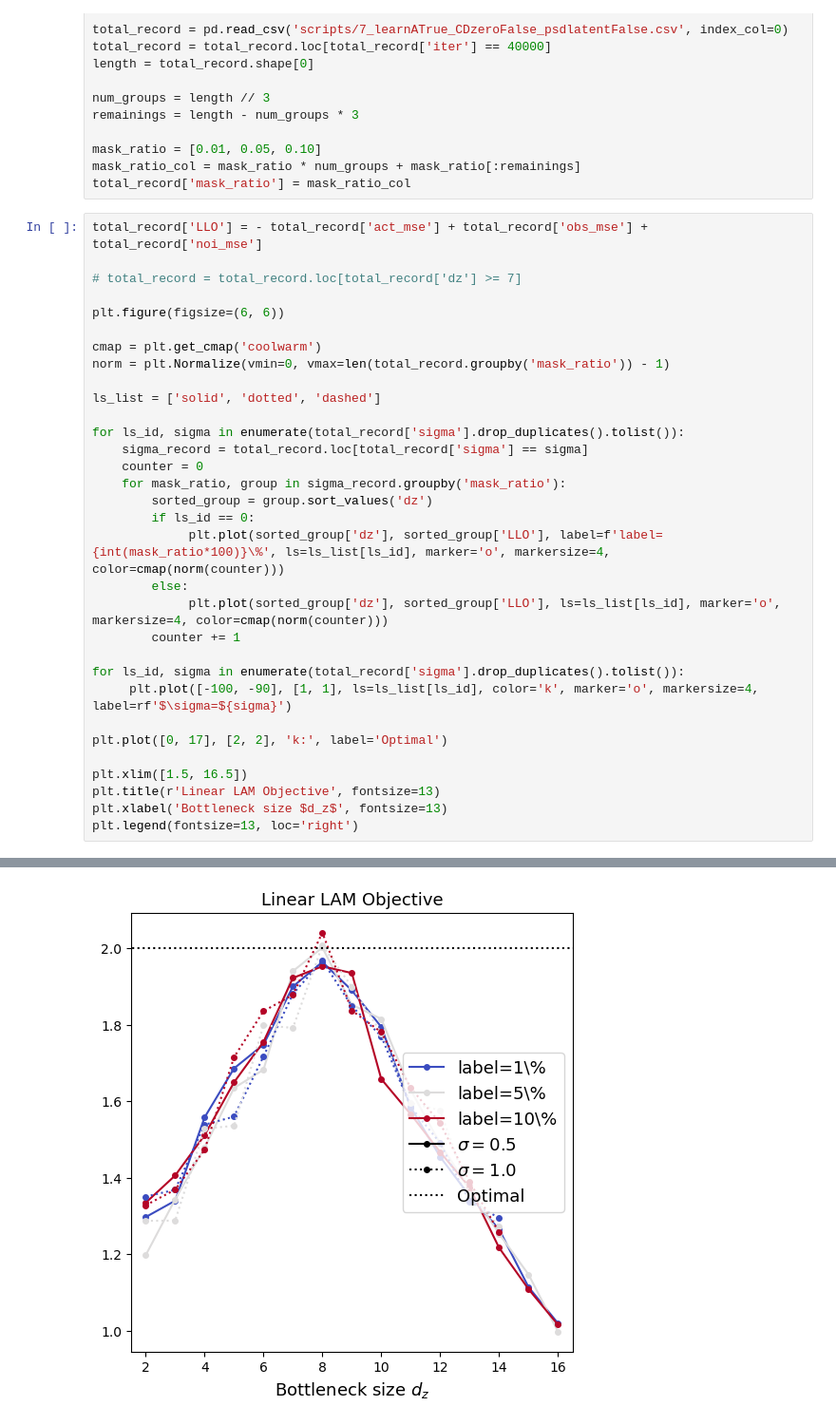
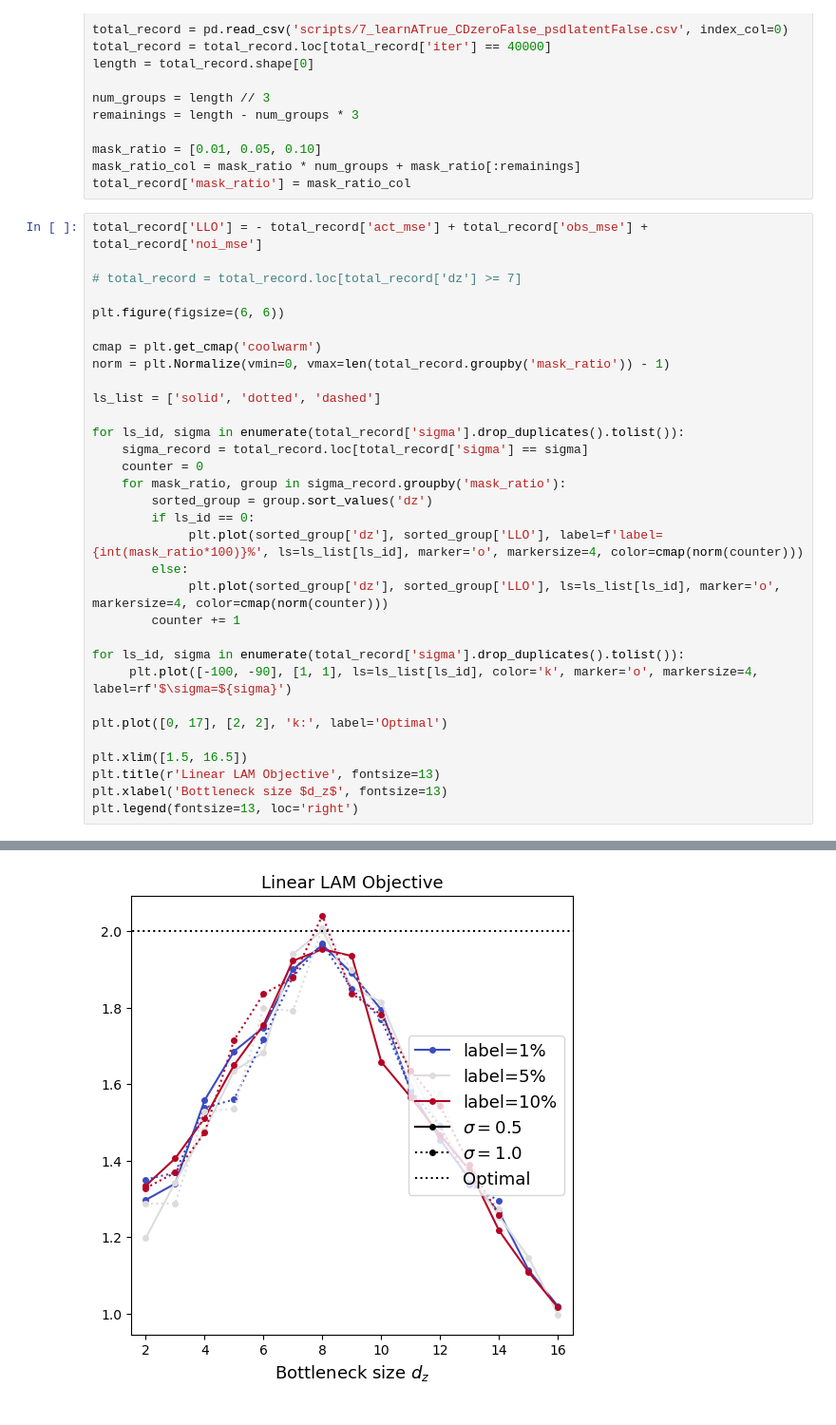
Before and after one commit to zhangchuheng123/LinearLAM, a Jupyter notebook: script20250319_new_7.ipynb, the cells around one changed output, grey strips where cells are left out. Shown: that part at 95% size. Cells and saved outputs as stored; diff of their text form.

```diff
--- a/script20250319_new_7.ipynb
+++ b/script20250319_new_7.ipynb
@@ -19,32 +19,32 @@ total_record['LLO'] = - total_record['act_mse'] + total_record['obs_mse'] + tota
 # total_record = total_record.loc[total_record['dz'] >= 7]
 
 plt.figure(figsize=(6, 6))
 
 cmap = plt.get_cmap('coolwarm')
 norm = plt.Normalize(vmin=0, vmax=len(total_record.groupby('mask_ratio')) - 1)
 
 ls_list = ['solid', 'dotted', 'dashed']
 
 for ls_id, sigma in enumerate(total_record['sigma'].drop_duplicates().tolist()):
     sigma_record = total_record.loc[total_record['sigma'] == sigma]
     counter = 0
     for mask_ratio, group in sigma_record.groupby('mask_ratio'):
         sorted_group = group.sort_values('dz')
         if ls_id == 0:
-             plt.plot(sorted_group['dz'], sorted_group['LLO'], label=f'label={int(mask_ratio*100)}\%', ls=ls_list[ls_id], marker='o', markersize=4, color=cmap(norm(counter)))
+             plt.plot(sorted_group['dz'], sorted_group['LLO'], label=f'label={int(mask_ratio*100)}%', ls=ls_list[ls_id], marker='o', markersize=4, color=cmap(norm(counter)))
         else:
              plt.plot(sorted_group['dz'], sorted_group['LLO'], ls=ls_list[ls_id], marker='o', markersize=4, color=cmap(norm(counter)))
         counter += 1
 
 for ls_id, sigma in enumerate(total_record['sigma'].drop_duplicates().tolist()):
      plt.plot([-100, -90], [1, 1], ls=ls_list[ls_id], color='k', marker='o', markersize=4, label=rf'$\sigma=${sigma}')
 
 plt.plot([0, 17], [2, 2], 'k:', label='Optimal')
 
 plt.xlim([1.5, 16.5])
 plt.title(r'Linear LAM Objective', fontsize=13)
 plt.xlabel('Bottleneck size $d_z$', fontsize=13)
 plt.legend(fontsize=13, loc='right')
 # %% [output]
 <matplotlib.legend.Legend at 0x...>
-[figure, old version]
+[figure, new version]
```
Also changed, not shown: parts of 2 cells of this notebook, 9 other files.
